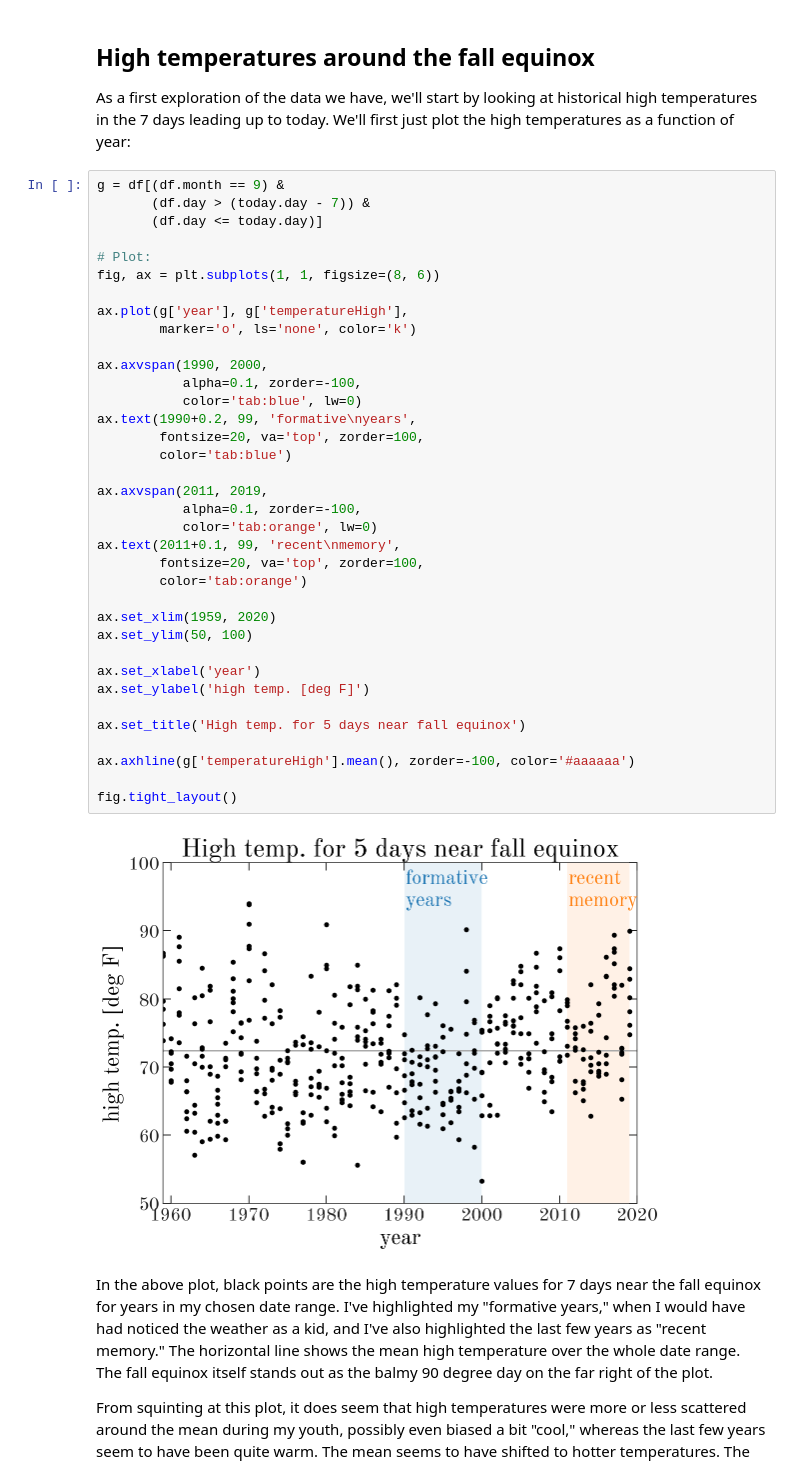
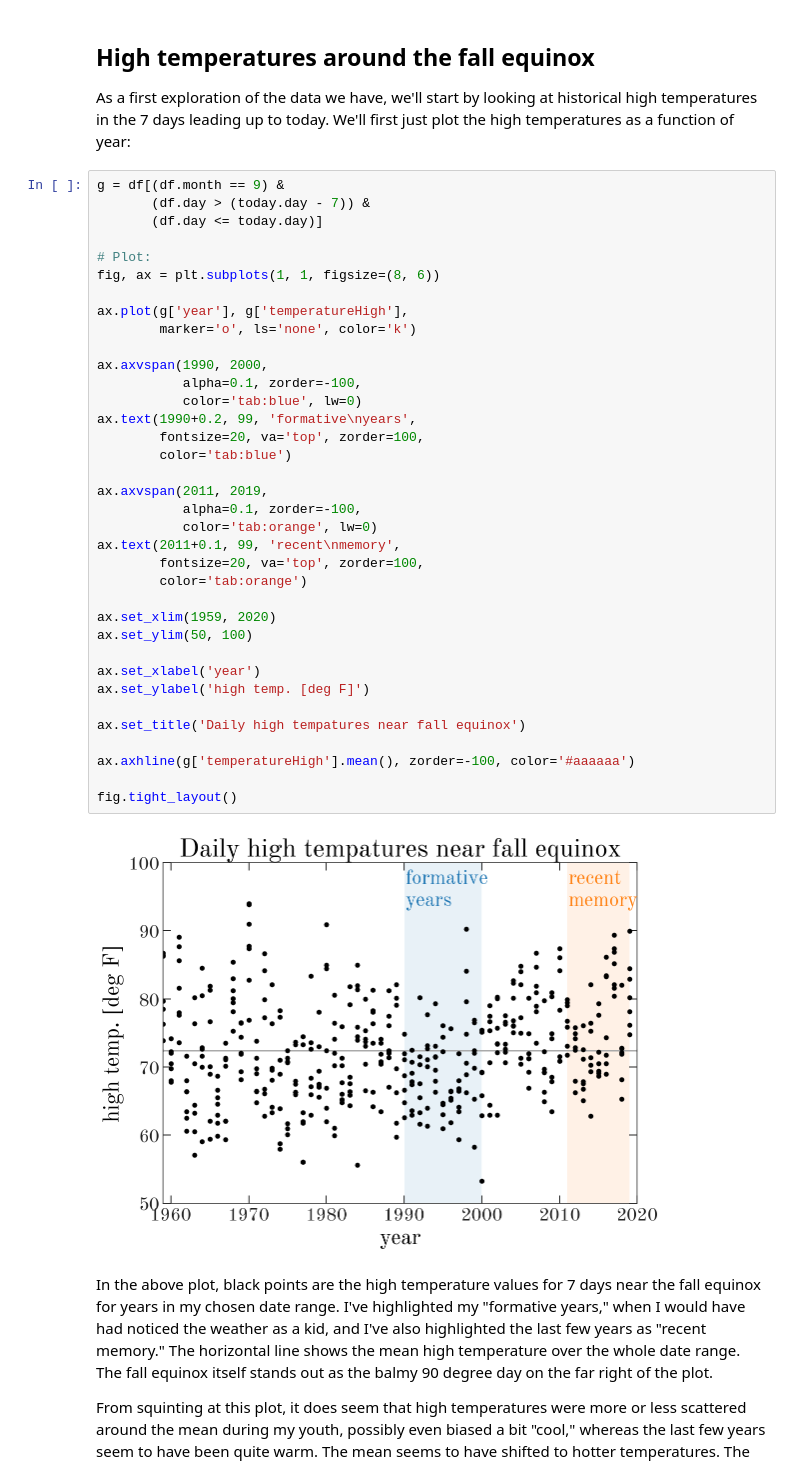
Before and after one commit to adrn/adrn.github.io, a Jupyter notebook: content/blog/notebooks/nyc-weather.ipynb, the cells around one changed output. Cells and saved outputs as stored; diff of their text form.

```diff
--- a/content/blog/notebooks/nyc-weather.ipynb
+++ b/content/blog/notebooks/nyc-weather.ipynb
@@ -153,35 +153,35 @@ g = df[(df.month == 9) &
 fig, ax = plt.subplots(1, 1, figsize=(8, 6))
 
 ax.plot(g['year'], g['temperatureHigh'],
         marker='o', ls='none', color='k')
 
 ax.axvspan(1990, 2000,
            alpha=0.1, zorder=-100,
            color='tab:blue', lw=0)
 ax.text(1990+0.2, 99, 'formative\nyears',
         fontsize=20, va='top', zorder=100,
         color='tab:blue')
 
 ax.axvspan(2011, 2019,
            alpha=0.1, zorder=-100,
            color='tab:orange', lw=0)
 ax.text(2011+0.1, 99, 'recent\nmemory',
         fontsize=20, va='top', zorder=100,
         color='tab:orange')
 
 ax.set_xlim(1959, 2020)
 ax.set_ylim(50, 100)
 
 ax.set_xlabel('year')
 ax.set_ylabel('high temp. [deg F]')
 
-ax.set_title('High temp. for 5 days near fall equinox')
+ax.set_title('Daily high tempatures near fall equinox')
 
 ax.axhline(g['temperatureHigh'].mean(), zorder=-100, color='#aaaaaa')
 
 fig.tight_layout()
 # %% [output]
-[figure, old version]
+[figure, new version]
 # %% [markdown]
 In the above plot, black points are the high temperature values for 7 days near the fall equinox for years in my chosen date range. I've highlighted my "formative years," when I would have had noticed the weather as a kid, and I've also highlighted the last few years as "recent memory." The horizontal line shows the mean high temperature over the whole date range. The fall equinox itself stands out as the balmy 90 degree day on the far right of the plot.
 
```
